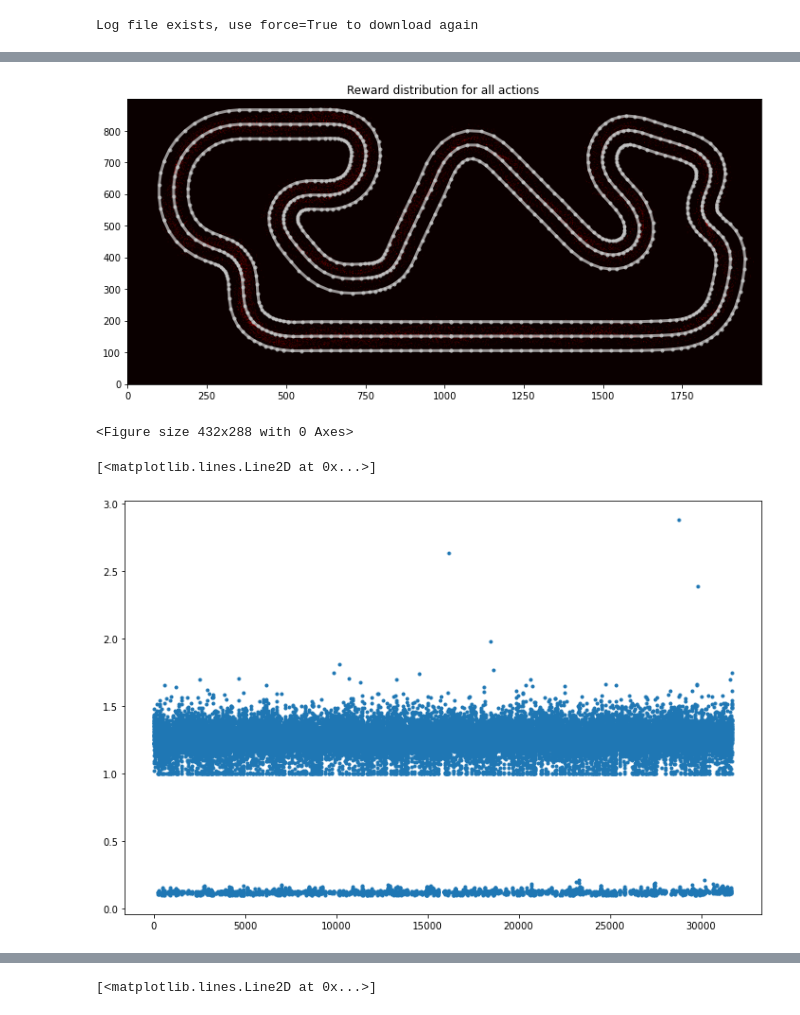
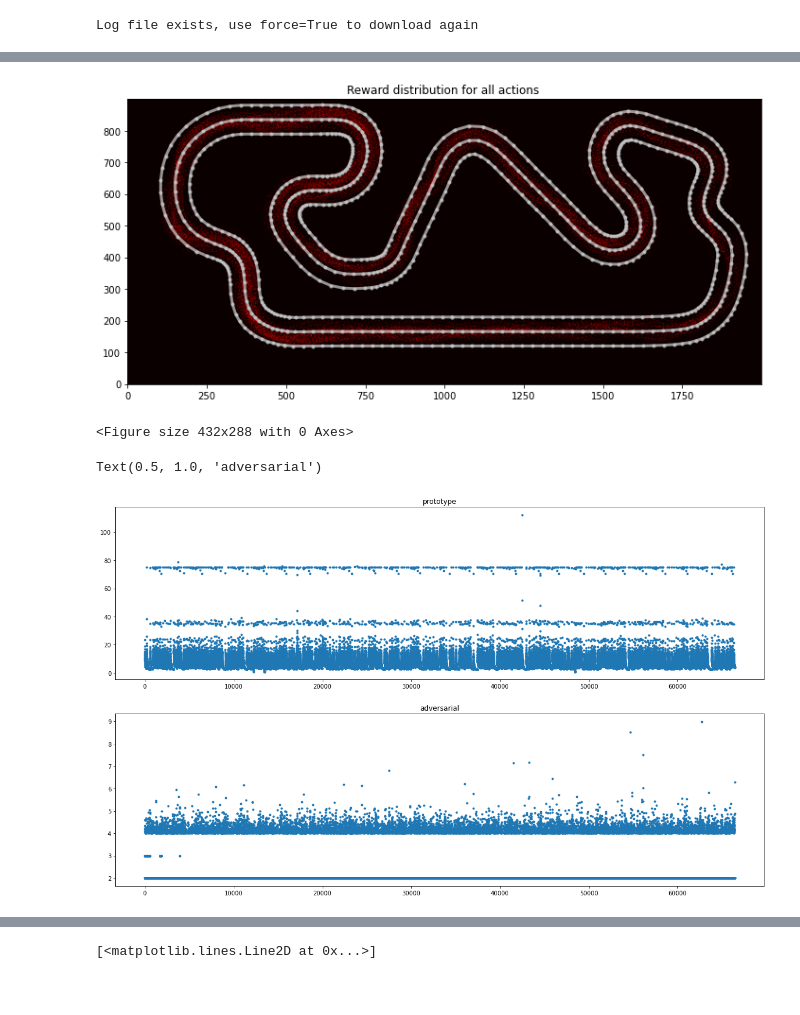
Before and after one commit to Maciej-GBS/dr-gummy, a Jupyter notebook: Essentials_analysis.ipynb, the cells around one changed output, grey strips where cells are left out. Saved outputs shown, nothing was run; the diff lists cells and outputs as text; code cells hidden in the pictures.

Commit message:
More clear and independent reward comparison

```diff
--- a/Essentials_analysis.ipynb
+++ b/Essentials_analysis.ipynb
@@ -119,5 +202,12 @@ def df2params(frame, track: Track, mapping=None):
+# %%
+name = 'adversarial'
+reward = importlib.import_module('rewards.{0}'.format(name))
+# Reload module so it is always up to date
+importlib.reload(reward)
+reward_function = reward.reward_function
+# %%
+original = 'prototype'
+df['log_' + original] = [math.log(1 + r[original]) for _,r in df.iterrows()]
 # %%
-df['new_reward'] = [1 + reward_function(df2params(r, track)) for _,r in df.iterrows()]
-df['newl_reward'] = [math.log(1 + r['new_reward']) for _,r in df.iterrows()]
+df[name] = [1 + reward_function(df2params(r, track)) for _,r in df.iterrows()]
+df['log_' + name] = [math.log(1 + r[name]) for _,r in df.iterrows()]
-# %%
-df['log_reward'] = [math.log(1 + r['reward']) for _,r in df.iterrows()]
@@ -128,12 +229,19 @@ pu.plot_track(df.sample(frac=0.5), track, value_field='log_reward')
 <Figure size 432x288 with 0 Axes>
 # %%
-pu.plot_track(df.sample(frac=0.5), track, value_field='newl_reward')
+pu.plot_track(sample, track, value_field='log_{0}'.format(name))
 # %% [output]
-[figure, old version]
+[figure, new version]
 <Figure size 432x288 with 0 Axes>
 # %%
-plt.figure(figsize=(12,8))
-plt.plot(np.arange(0,len(df)), df['reward'], '.')
+plt.figure(figsize=(20,12))
+
+plt.subplot(2,1,1)
+plt.plot(np.arange(0,len(df)), df[original], '.')
+plt.title(original)
+
+plt.subplot(2,1,2)
+plt.plot(np.arange(0,len(df)), df[name], '.')
+plt.title(name)
 # %% [output]
-[<matplotlib.lines.Line2D at 0x...>]
+Text(0.5, 1.0, 'adversarial')
-[figure, old version]
+[figure, new version]
```
Also changed, not shown: parts of 50 cells of this notebook.
